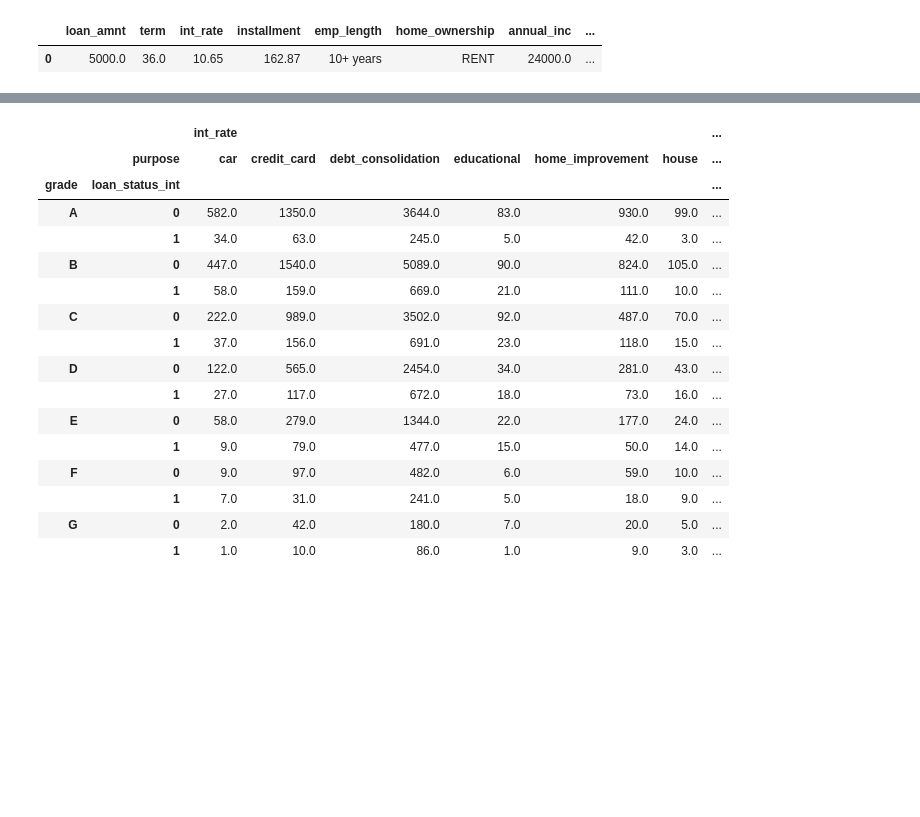
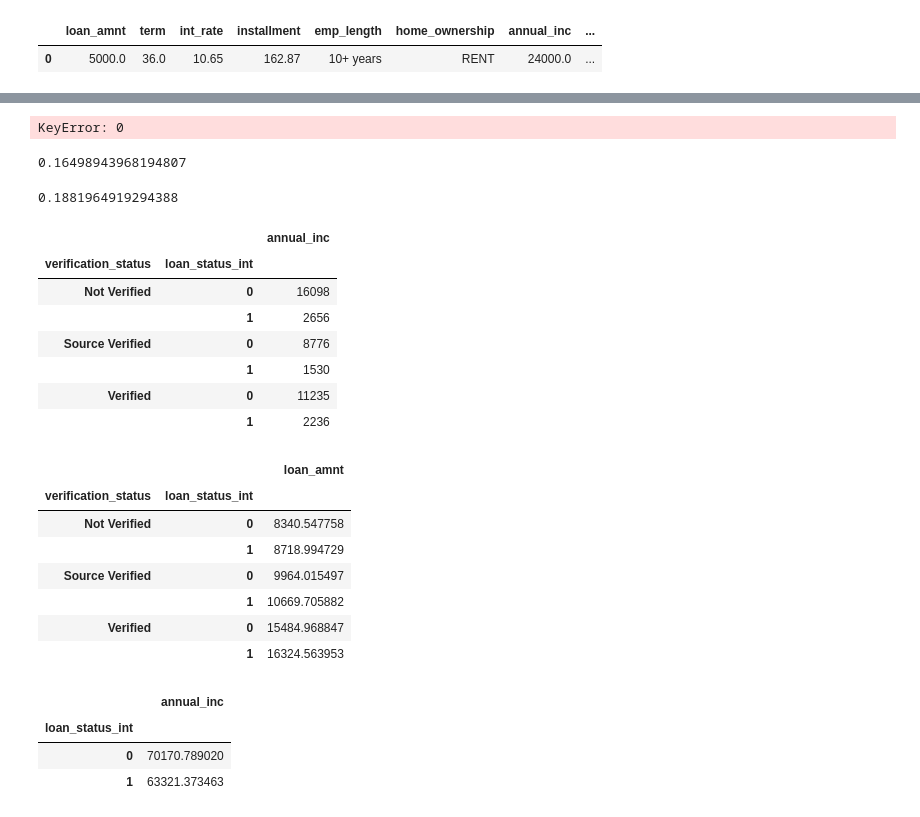
Before and after one commit to amStraszenrand/NeueFische-2nd_Project, a Jupyter notebook: plotting.ipynb, the cells around one changed output, grey strips where cells are left out. Drawn from its saved outputs; the diff is of its cells as text; code cells hidden in the pictures; blank space fills up the shorter version.

```diff
--- a/plotting.ipynb
+++ b/plotting.ipynb
@@ -146,20 +146,41 @@ plx.histogram(df, "home_ownership", color=y_target["loan_status_int"], facet_col
 # %%
-pd.pivot_table(df, ["int_rate"], [y_target["grade"], y_target["loan_status_int"]], "purpose", aggfunc="count")
+pd.pivot_table(df, y_target["loan_status_int"],  aggfunc="count")
 # %% [output]
-|  |  | int_rate |  |  |  |  |  | ... |
-|  | purpose | car | credit_card | debt_consolidation | educational | home_improvement | house | ... |
-| grade | loan_status_int |  |  |  |  |  |  | ... |
-| A | 0 | 582.0 | 1350.0 | 3644.0 | 83.0 | 930.0 | 99.0 | ... |
-|  | 1 | 34.0 | 63.0 | 245.0 | 5.0 | 42.0 | 3.0 | ... |
-| B | 0 | 447.0 | 1540.0 | 5089.0 | 90.0 | 824.0 | 105.0 | ... |
-|  | 1 | 58.0 | 159.0 | 669.0 | 21.0 | 111.0 | 10.0 | ... |
-| C | 0 | 222.0 | 989.0 | 3502.0 | 92.0 | 487.0 | 70.0 | ... |
-|  | 1 | 37.0 | 156.0 | 691.0 | 23.0 | 118.0 | 15.0 | ... |
-| D | 0 | 122.0 | 565.0 | 2454.0 | 34.0 | 281.0 | 43.0 | ... |
-|  | 1 | 27.0 | 117.0 | 672.0 | 18.0 | 73.0 | 16.0 | ... |
-| E | 0 | 58.0 | 279.0 | 1344.0 | 22.0 | 177.0 | 24.0 | ... |
-|  | 1 | 9.0 | 79.0 | 477.0 | 15.0 | 50.0 | 14.0 | ... |
-| F | 0 | 9.0 | 97.0 | 482.0 | 6.0 | 59.0 | 10.0 | ... |
-|  | 1 | 7.0 | 31.0 | 241.0 | 5.0 | 18.0 | 9.0 | ... |
-| G | 0 | 2.0 | 42.0 | 180.0 | 7.0 | 20.0 | 5.0 | ... |
-|  | 1 | 1.0 | 10.0 | 86.0 | 1.0 | 9.0 | 3.0 | ... |
+KeyError: 0
+# %%
+2656/16098
+# %% [output]
+0.16498943968194807
+# %%
+(1530 + 2236) / (8776 + 11235)
+# %% [output]
+0.1881964919294388
+# %%
+df.groupby([df["verification_status"], y_target["loan_status_int"]]).count()[["annual_inc"]]
+# %% [output]
+|  |  | annual_inc |
+| verification_status | loan_status_int |  |
+| Not Verified | 0 | 16098 |
+|  | 1 | 2656 |
+| Source Verified | 0 | 8776 |
+|  | 1 | 1530 |
+| Verified | 0 | 11235 |
+|  | 1 | 2236 |
+# %%
+df.groupby([df["verification_status"], y_target["loan_status_int"]]).mean()[["loan_amnt"]]
+# %% [output]
+|  |  | loan_amnt |
+| verification_status | loan_status_int |  |
+| Not Verified | 0 | 8340.547758 |
+|  | 1 | 8718.994729 |
+| Source Verified | 0 | 9964.015497 |
+|  | 1 | 10669.705882 |
+| Verified | 0 | 15484.968847 |
+|  | 1 | 16324.563953 |
+# %%
+df.groupby([y_target["loan_status_int"]]).mean()[["annual_inc"]]
+# %% [output]
+|  | annual_inc |
+| loan_status_int |  |
+| 0 | 70170.789020 |
+| 1 | 63321.373463 |
```
Also changed, not shown: parts of 6 cells of this notebook, 4 other files.
